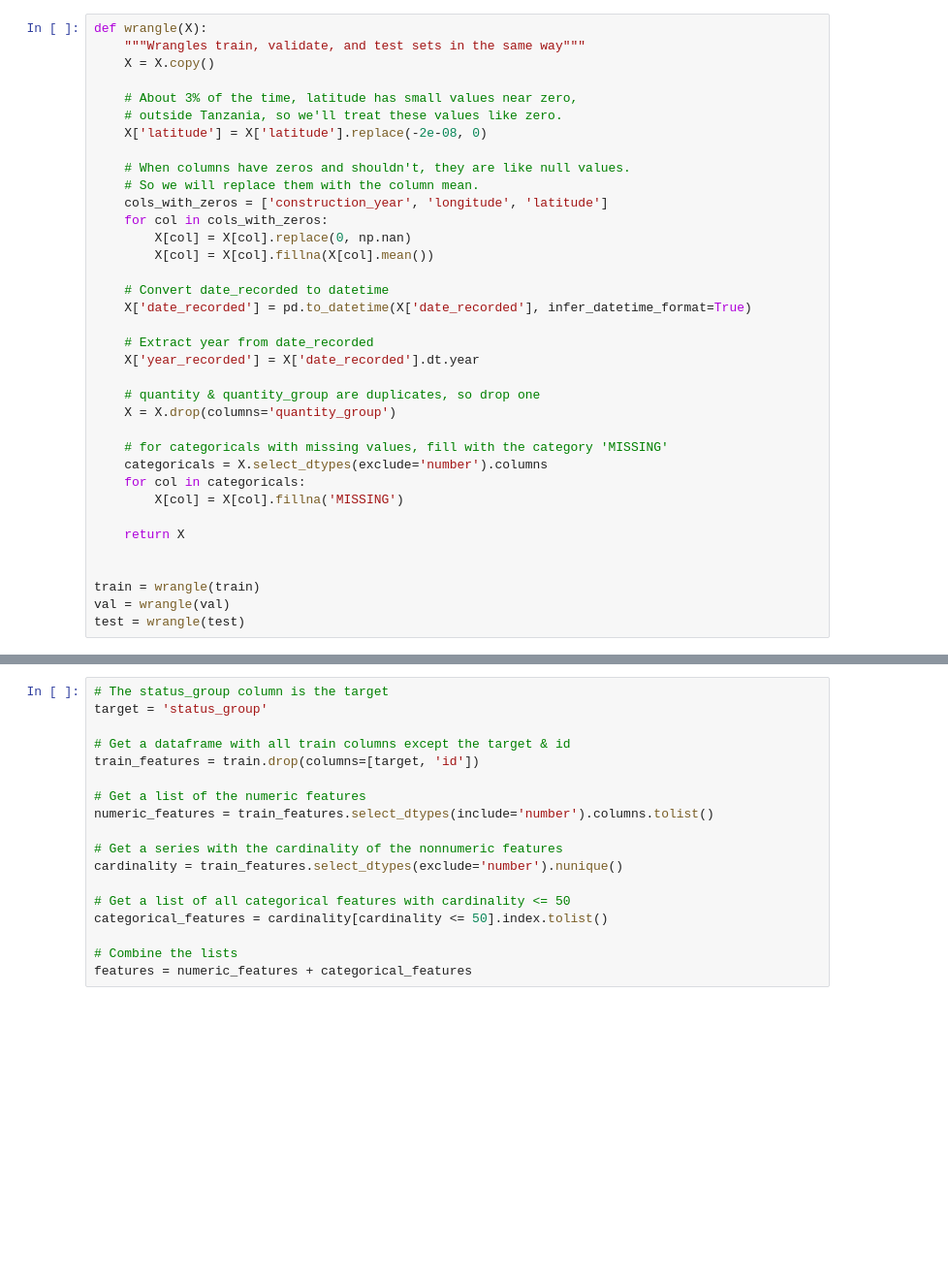
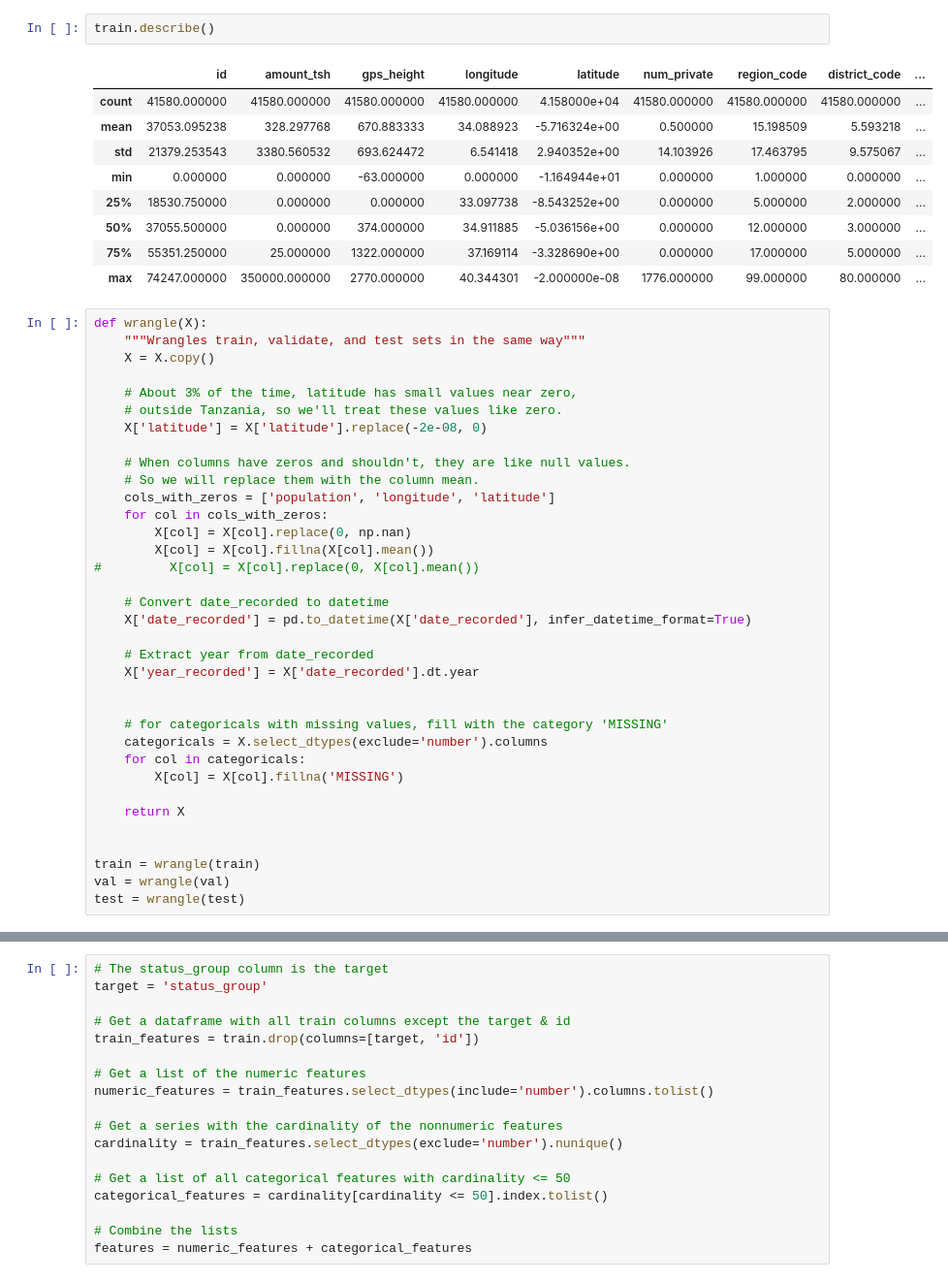
Before and after one commit to bloominstituteoftechnology/DS-Unit-2-Tree-Ensembles, a Jupyter notebook: Krista_Shepard_DS5_S7M1_Decision_Trees.ipynb, the cells around one changed output, grey strips where cells are left out. Shown at 97% size. Drawn from its saved outputs; the diff is of its cells as text; blank space fills up the shorter version.

```diff
--- a/Krista_Shepard_DS5_S7M1_Decision_Trees.ipynb
+++ b/Krista_Shepard_DS5_S7M1_Decision_Trees.ipynb
@@ -116,3 +87,15 @@ Fix the location, and do more data cleaning and feature engineering.
+# %%
+train.describe()
+# %% [output]
+|  | id | amount_tsh | gps_height | longitude | latitude | num_private | region_code | district_code | ... |
+| count | 41580.000000 | 41580.000000 | 41580.000000 | 41580.000000 | 4.158000e+04 | 41580.000000 | 41580.000000 | 41580.000000 | ... |
+| mean | 37053.095238 | 328.297768 | 670.883333 | 34.088923 | -5.716324e+00 | 0.500000 | 15.198509 | 5.593218 | ... |
+| std | 21379.253543 | 3380.560532 | 693.624472 | 6.541418 | 2.940352e+00 | 14.103926 | 17.463795 | 9.575067 | ... |
+| min | 0.000000 | 0.000000 | -63.000000 | 0.000000 | -1.164944e+01 | 0.000000 | 1.000000 | 0.000000 | ... |
+| 25% | 18530.750000 | 0.000000 | 0.000000 | 33.097738 | -8.543252e+00 | 0.000000 | 5.000000 | 2.000000 | ... |
+| 50% | 37055.500000 | 0.000000 | 374.000000 | 34.911885 | -5.036156e+00 | 0.000000 | 12.000000 | 3.000000 | ... |
+| 75% | 55351.250000 | 25.000000 | 1322.000000 | 37.169114 | -3.328690e+00 | 0.000000 | 17.000000 | 5.000000 | ... |
+| max | 74247.000000 | 350000.000000 | 2770.000000 | 40.344301 | -2.000000e-08 | 1776.000000 | 99.000000 | 80.000000 | ... |
 # %%
 def wrangle(X):
     """Wrangles train, validate, and test sets in the same way"""
@@ -124,10 +107,11 @@ def wrangle(X):
 
     # When columns have zeros and shouldn't, they are like null values.
     # So we will replace them with the column mean.
-    cols_with_zeros = ['construction_year', 'longitude', 'latitude']
+    cols_with_zeros = ['population', 'longitude', 'latitude']
     for col in cols_with_zeros:
         X[col] = X[col].replace(0, np.nan)
         X[col] = X[col].fillna(X[col].mean())
+#         X[col] = X[col].replace(0, X[col].mean())
 
     # Convert date_recorded to datetime
     X['date_recorded'] = pd.to_datetime(X['date_recorded'], infer_datetime_format=True)
@@ -135,8 +119,6 @@ def wrangle(X):
     # Extract year from date_recorded
     X['year_recorded'] = X['date_recorded'].dt.year
 
-    # quantity & quantity_group are duplicates, so drop one
-    X = X.drop(columns='quantity_group')
 
     # for categoricals with missing values, fill with the category 'MISSING'
     categoricals = X.select_dtypes(exclude='number').columns
```
Also changed, not shown: parts of 50 cells of this notebook.
